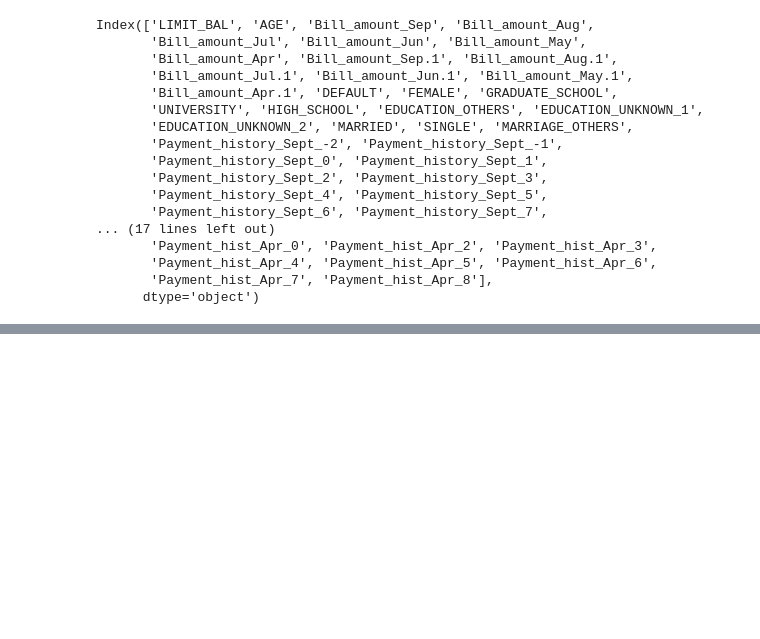
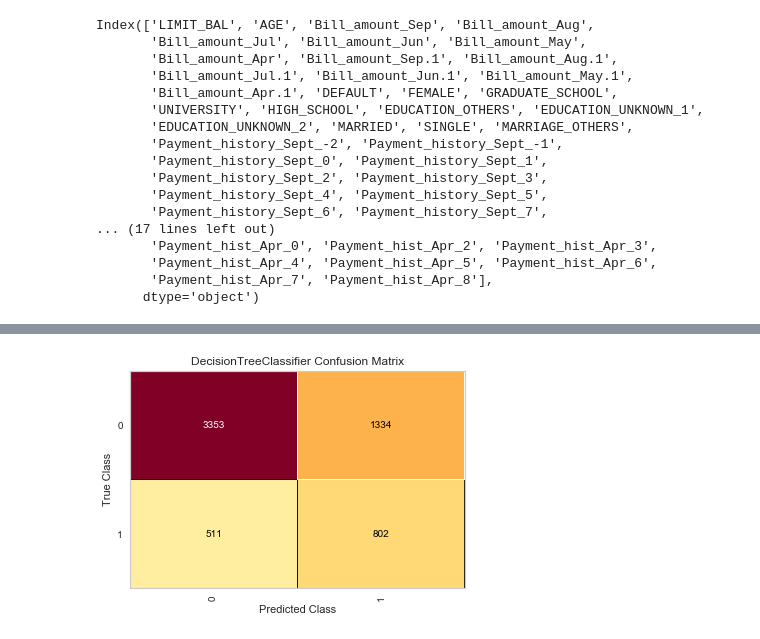
Before and after one commit to nt-ds/default-of-credit-card-clients, a Jupyter notebook: notebooks/initial_models.ipynb, the cells around one changed output, grey strips where cells are left out. Drawn from its saved outputs; the diff is of its cells as text; code cells hidden in the pictures; blank space fills up the shorter version.

Commit message:
initial decision tree model

```diff
--- a/notebooks/initial_models.ipynb
+++ b/notebooks/initial_models.ipynb
@@ -65,14 +65,16 @@ X = ccd_df.drop('DEFAULT', axis=1)
 y = ccd_df.DEFAULT
 X_train, X_test, y_train, y_test = train_test_split(X, y, test_size=0.2, random_state=2819)
 # %%
-ccd_dt = DecisionTreeClassifier(class_weight='balanced')
+ccd_dt = DecisionTreeClassifier()
+class_weights_gs = [{0:100, 1:1}, 'balanced', {0:10, 1:1}]
 param_grid = {'criterion': ['gini', 'entropy'],
-              'max_depth':[None, 8, 10, 12],
-              'min_samples_split':[2, 10, 25],
-              'min_samples_leaf':[1, 5, 15],
-              'max_features':[None, 'sqrt']}
+              'max_depth':[None, 8, 10],
+              'min_samples_split':[10, 25],
+              'min_samples_leaf':[1, 5],
+              'max_features':[None, 'sqrt'],
+              'class_weight':class_weights_gs }
 
-dt_gs = GridSearchCV(ccd_dt, param_grid, cv=5 )
+dt_gs = GridSearchCV(ccd_dt, param_grid, cv=5, scoring='recall', refit=True)
 # %%
 dt_gs.fit(X_train, y_train)
 # %% [output]
@@ -93,0 +103,2 @@ dt_gs.best_score_
+# %%
+best_tree = DecisionTreeClassifier(**dt_gs.best_params_)
@@ -93,0 +125,7 @@ dt_gs.best_score_
+# %%
+cm = ConfusionMatrix(best_tree, classes=[0, 1])
+cm.fit(X_train, y_train)
+cm.score(X_test, y_test)
+cm.poof()
+# %% [output]
+[figure, added]
```
Also changed, not shown: parts of 6 cells of this notebook, 1 other file.
